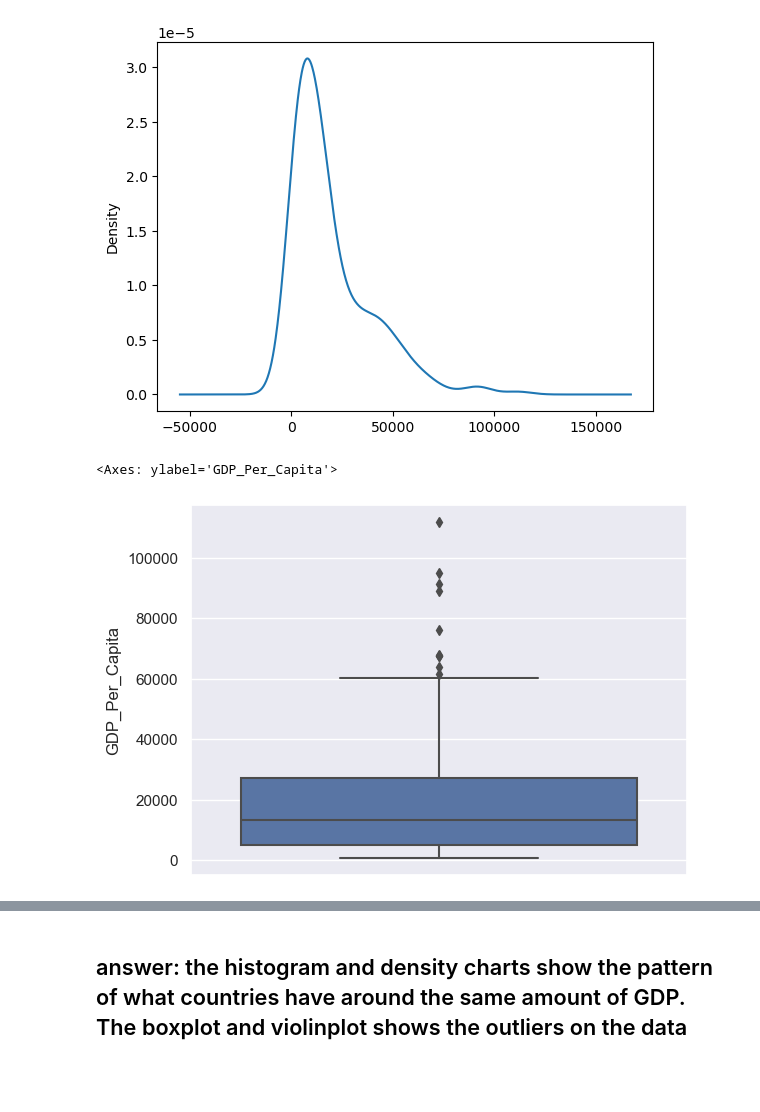
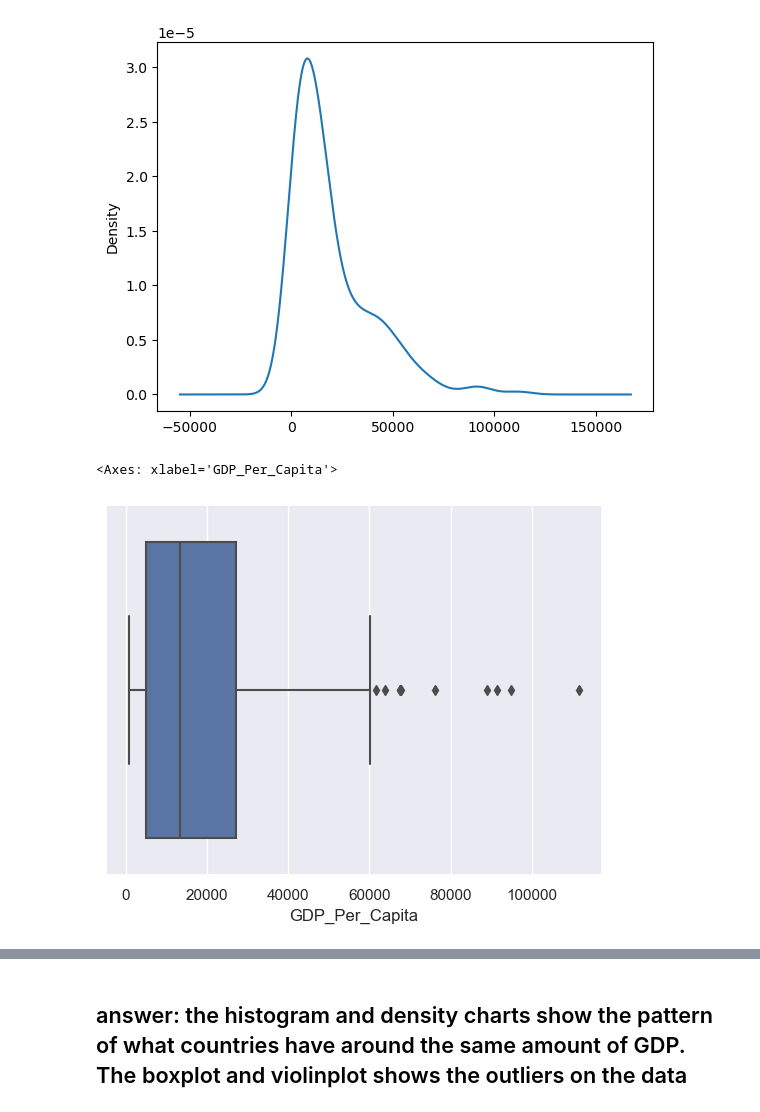
Before and after one commit to NSS-Data-Analytics-Cohort-11/undata-larissaemma, a Jupyter notebook: notebook/UN_data_DA11.ipynb, the cells around one changed output, grey strips where cells are left out. Drawn from its saved outputs; the diff is of its cells as text; code cells hidden in the pictures; blank space fills up the shorter version.

```diff
--- a/notebook/UN_data_DA11.ipynb
+++ b/notebook/UN_data_DA11.ipynb
@@ -169,8 +193,8 @@ gdp_2020['GDP_Per_Capita'].plot.density()
 [figure]
 # %%
 sns.set_theme(style="darkgrid")
-sns.boxplot( y=gdp_2020["GDP_Per_Capita"] )
+sns.boxplot( x=gdp_2020["GDP_Per_Capita"] )
 # %% [output]
-<Axes: ylabel='GDP_Per_Capita'>
+<Axes: xlabel='GDP_Per_Capita'>
-[figure, old version]
+[figure, new version]
 # %%
```
Also changed, not shown: parts of 20 cells of this notebook.
